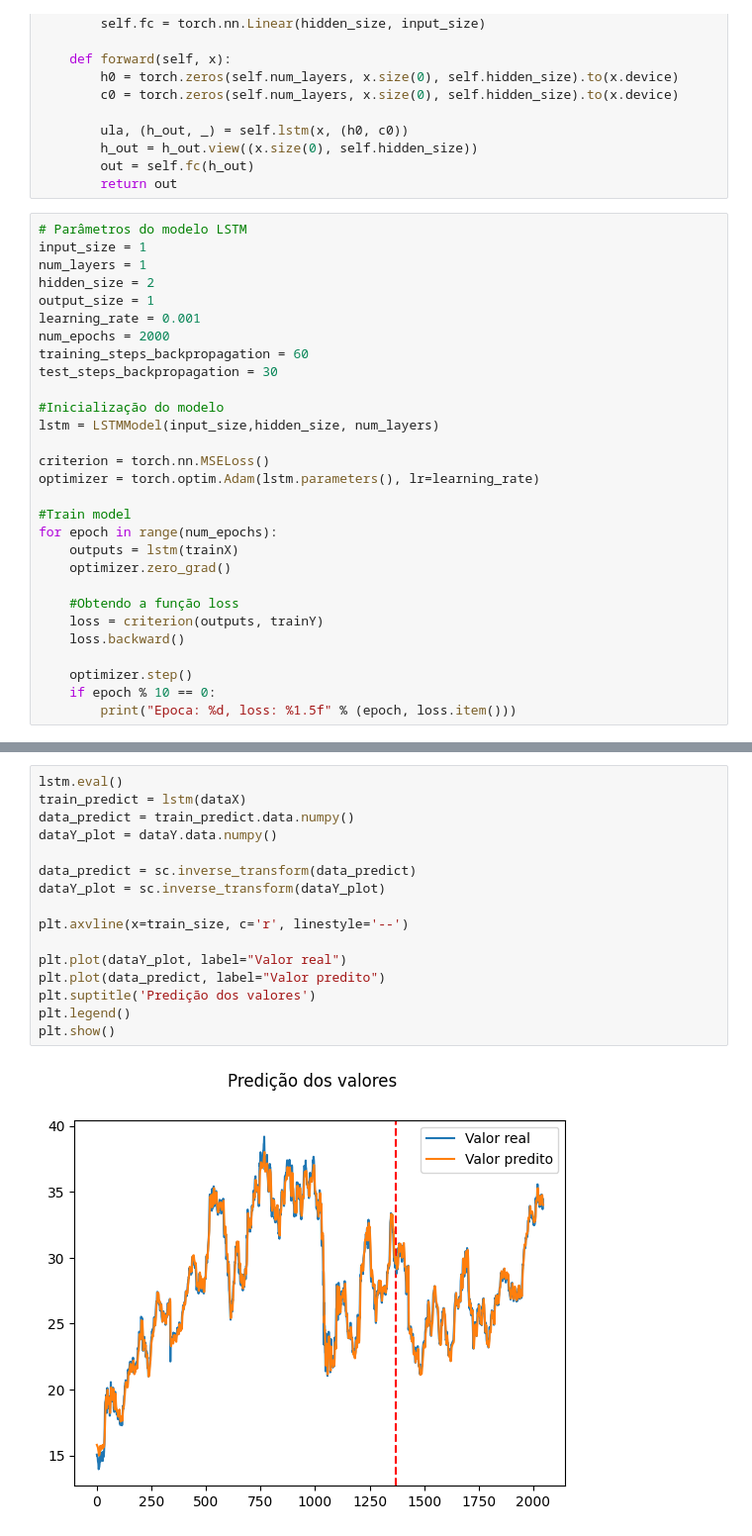
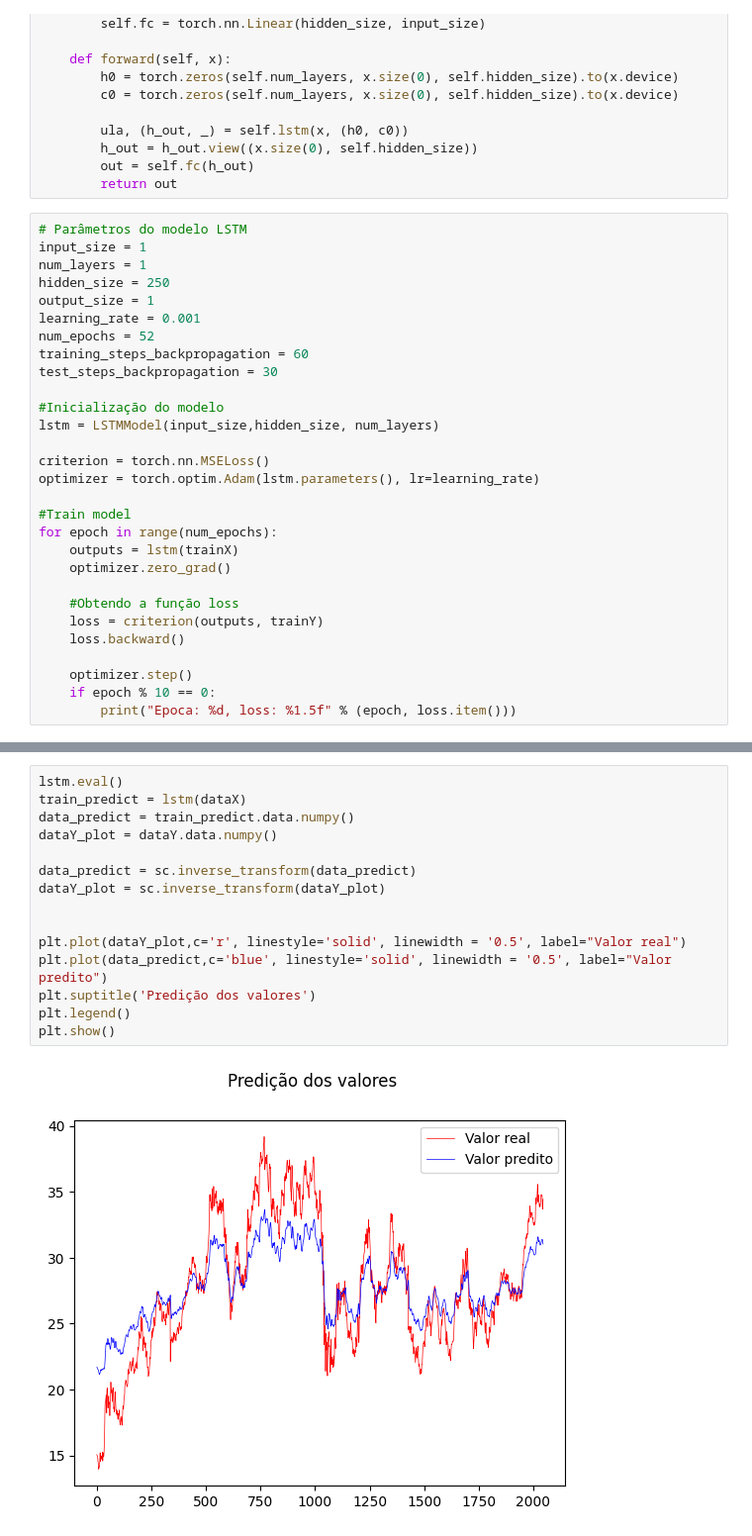
Before and after one commit to NelsonFSP/Forecast_prediction, a Jupyter notebook: app.ipynb, the cells around one changed output, grey strips where cells are left out. Shown at 99% size. Drawn from its saved outputs; the diff is of its cells as text.

```diff
--- a/app.ipynb
+++ b/app.ipynb
@@ -92,10 +93,10 @@ class LSTMModel(torch.nn.Module):
 # Parâmetros do modelo LSTM
 input_size = 1
 num_layers = 1
-hidden_size = 2
+hidden_size = 250
 output_size = 1
 learning_rate = 0.001
-num_epochs = 2000
+num_epochs = 52
 training_steps_backpropagation = 60
 test_steps_backpropagation = 30
 
@@ -138,18 +128,17 @@ Epoca: 1990, loss: 0.00053
 # %%
 lstm.eval()
 train_predict = lstm(dataX)
 data_predict = train_predict.data.numpy()
 dataY_plot = dataY.data.numpy()
 
 data_predict = sc.inverse_transform(data_predict)
 dataY_plot = sc.inverse_transform(dataY_plot)
 
-plt.axvline(x=train_size, c='r', linestyle='--')
 
-plt.plot(dataY_plot, label="Valor real")
-plt.plot(data_predict, label="Valor predito")
+plt.plot(dataY_plot,c='r', linestyle='solid', linewidth = '0.5', label="Valor real")
+plt.plot(data_predict,c='blue', linestyle='solid', linewidth = '0.5', label="Valor predito")
 plt.suptitle('Predição dos valores')
 plt.legend()
 plt.show()
 # %% [output]
-[figure, old version]
+[figure, new version]
```
Also changed, not shown: parts of 4 cells of this notebook.
